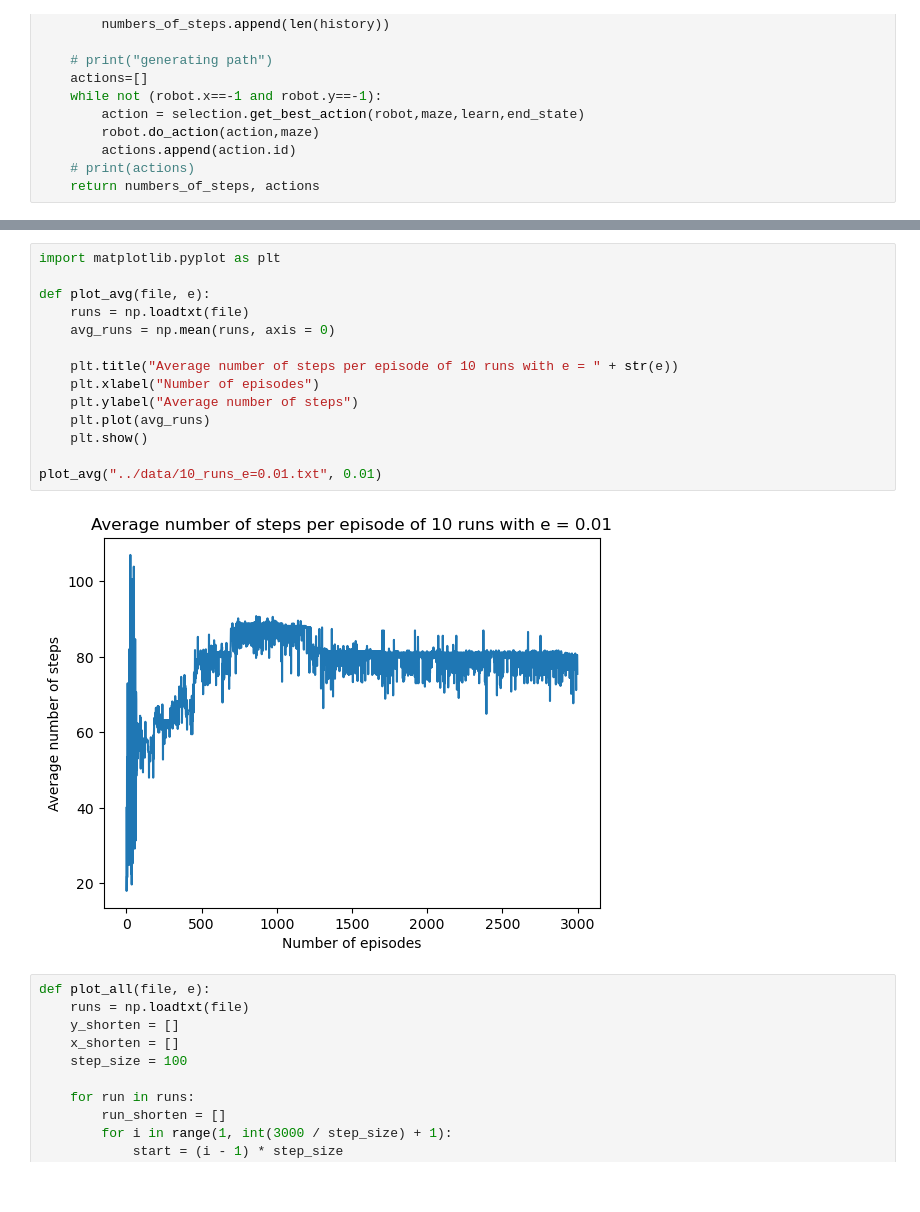
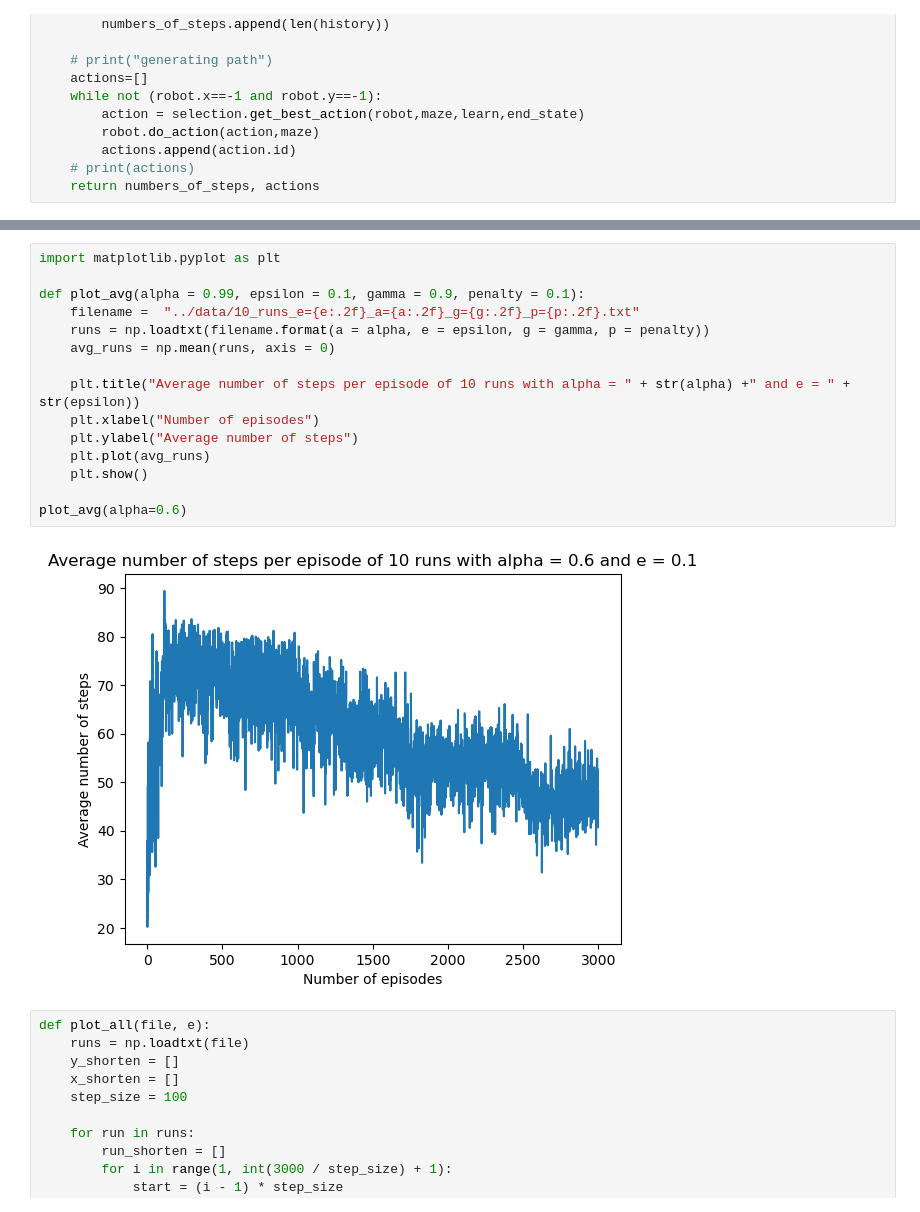
Before and after one commit to sqak-sqak-izardrone/Computational-Intelligence, a Jupyter notebook: Q-Learning for path finding/src/Main.ipynb, the cells around one changed output, grey strips where cells are left out. Cells and saved outputs as stored; diff of their text form.

Commit message:
refractor plotting

```diff
--- a/Q-Learning for path finding/src/Main.ipynb
+++ b/Q-Learning for path finding/src/Main.ipynb
@@ -90,19 +94,20 @@ Made EGreedy
 # %%
 import matplotlib.pyplot as plt
 
-def plot_avg(file, e):
-    runs = np.loadtxt(file)
+def plot_avg(alpha = 0.99, epsilon = 0.1, gamma = 0.9, penalty = 0.1):
+    filename =  "../data/10_runs_e={e:.2f}_a={a:.2f}_g={g:.2f}_p={p:.2f}.txt"
+    runs = np.loadtxt(filename.format(a = alpha, e = epsilon, g = gamma, p = penalty))
     avg_runs = np.mean(runs, axis = 0)
 
-    plt.title("Average number of steps per episode of 10 runs with e = " + str(e))
+    plt.title("Average number of steps per episode of 10 runs with alpha = " + str(alpha) +" and e = " + str(epsilon))
     plt.xlabel("Number of episodes")
     plt.ylabel("Average number of steps")
     plt.plot(avg_runs)
     plt.show()
 
-plot_avg("../data/10_runs_e=0.01.txt", 0.01)
+plot_avg(alpha=0.6)
 # %% [output]
-[figure, old version]
+[figure, new version]
 # %%
 def plot_all(file, e):
     runs = np.loadtxt(file)
```
Also changed, not shown: parts of 1 cell of this notebook, 2 other files.
